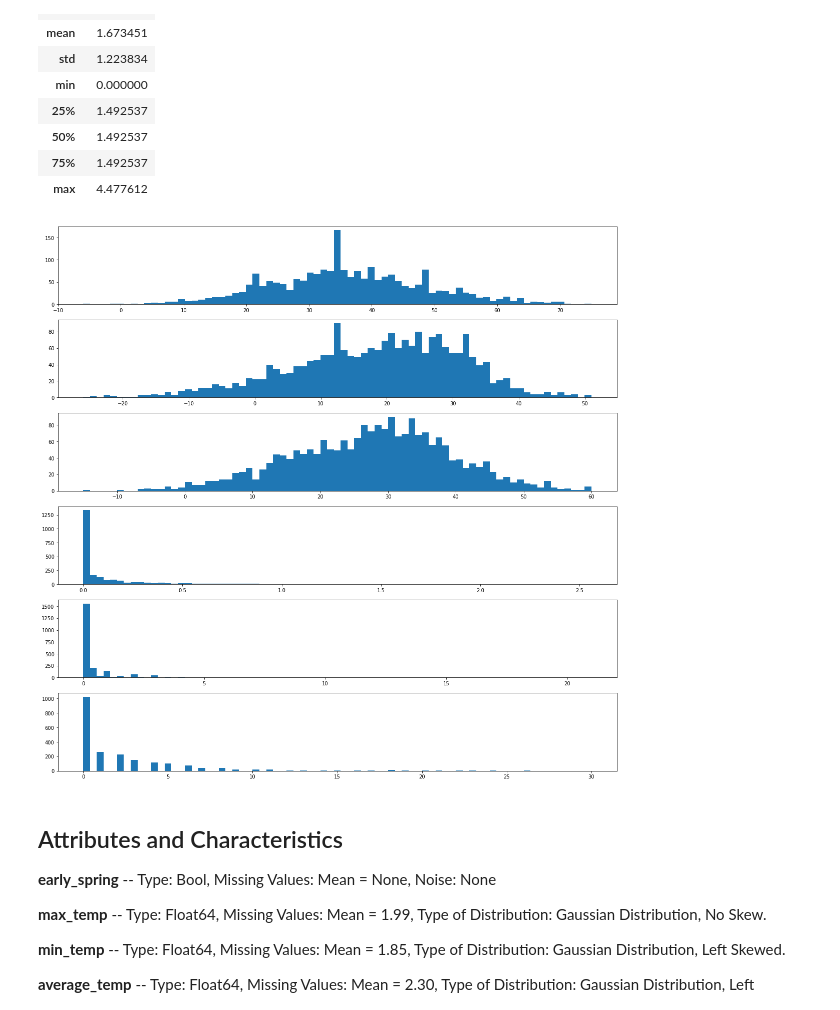
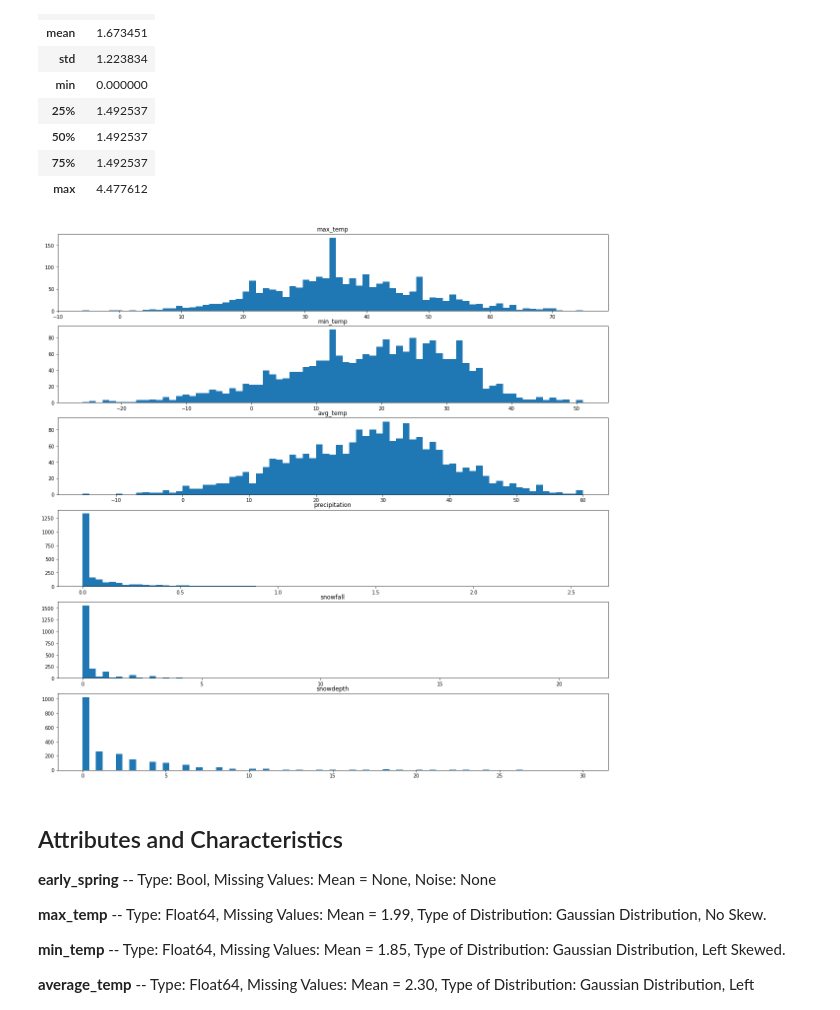
Before and after one commit to marchesem764/Project1, a Jupyter notebook: Early Spring.ipynb, the cells around one changed output. Cells and saved outputs as stored; diff of their text form; code cells hidden in the pictures.

```diff
--- a/Early Spring.ipynb
+++ b/Early Spring.ipynb
@@ -407,10 +407,11 @@ variables['snowdepth'].describe()
 # %%
 plt.figure(figsize=(20,20))
 for i, attr in enumerate(attrs):
     plt.subplot(6, 1, i+1)
+    plt.title(attr)
     plt.hist(weather_data[attr], bins=75)
 # %% [output]
-[figure, old version]
+[figure, new version]
 # %% [markdown]
 Attributes and Characteristics
 ---
```
Also changed, not shown: parts of 5 cells of this notebook.
